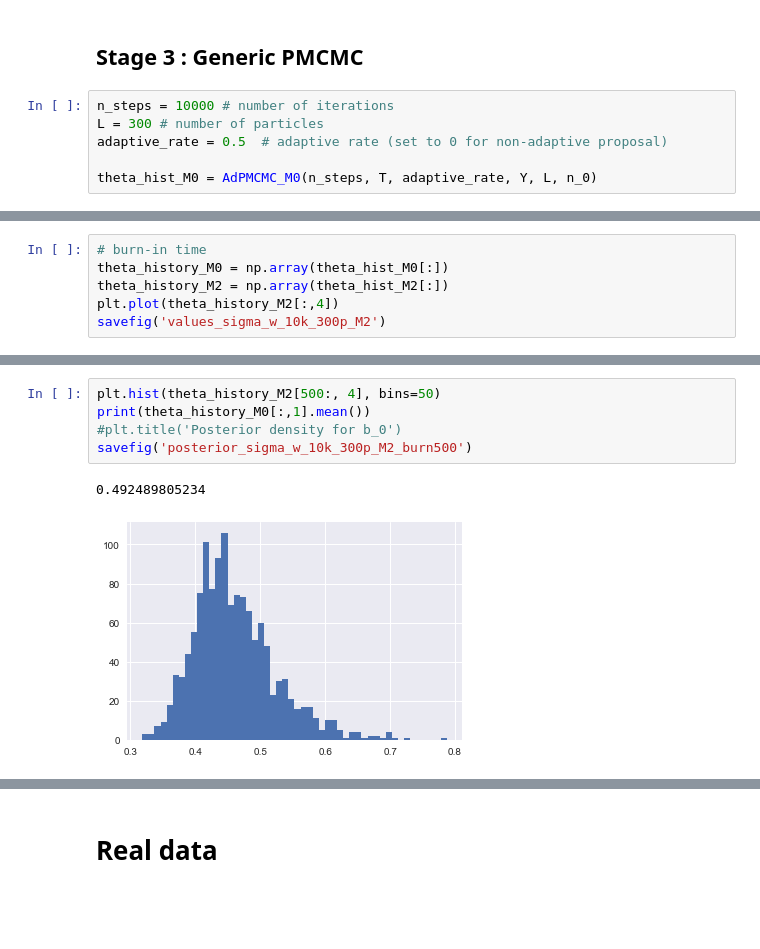
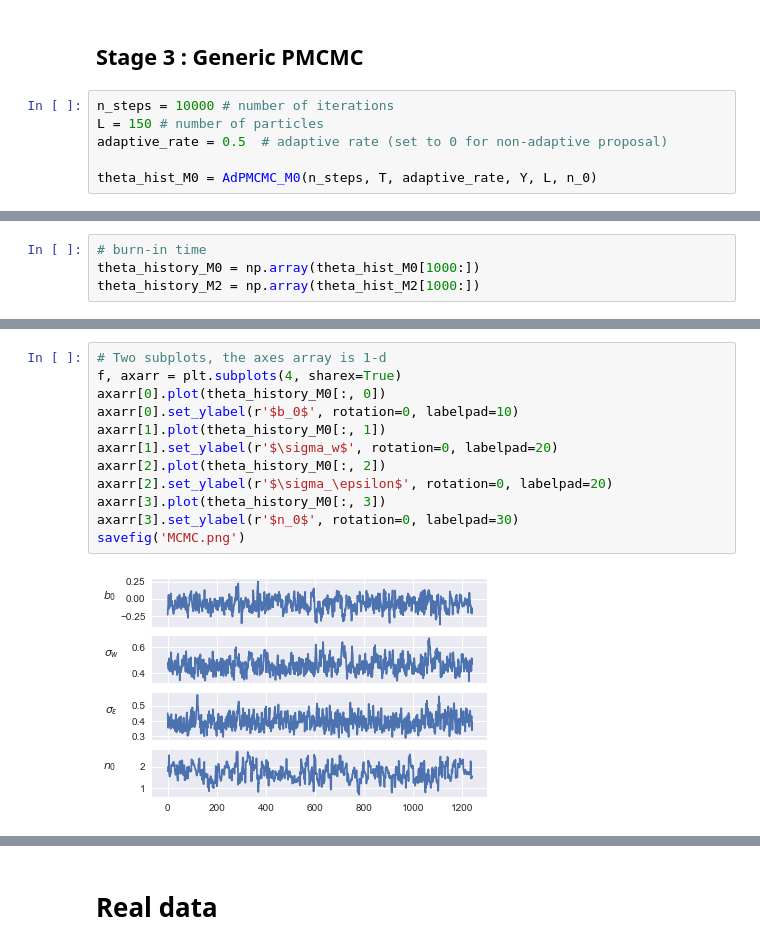
Before and after one commit to NicolasSchreuder/AdPMCMC_project, a Jupyter notebook: scripts/main.ipynb, the cells around one changed output, grey strips where cells are left out. Drawn from its saved outputs; the diff is of its cells as text; blank space fills up the shorter version.

```diff
--- a/scripts/main.ipynb
+++ b/scripts/main.ipynb
@@ -161,7 +104,7 @@ print(log_marginal_likelihood)
 ## Stage 3 : Generic PMCMC
 # %%
 n_steps = 10000 # number of iterations
-L = 300 # number of particles
+L = 150 # number of particles
 adaptive_rate = 0.5  # adaptive rate (set to 0 for non-adaptive proposal)
 
 theta_hist_M0 = AdPMCMC_M0(n_steps, T, adaptive_rate, Y, L, n_0)
@@ -198,6 +117,4 @@ Number of inf log-likelihood : 379 ; Number of accepted samples : 1152
 # %%
 # burn-in time
-theta_history_M0 = np.array(theta_hist_M0[:])
-theta_history_M2 = np.array(theta_hist_M2[:])
-plt.plot(theta_history_M2[:,4])
-savefig('values_sigma_w_10k_300p_M2')
+theta_history_M0 = np.array(theta_hist_M0[1000:])
+theta_history_M2 = np.array(theta_hist_M2[1000:])
@@ -206,8 +121,14 @@ savefig('values_sigma_w_10k_300p_M2')
-# %%
-plt.hist(theta_history_M2[500:, 4], bins=50)
-print(theta_history_M0[:,1].mean())
-#plt.title('Posterior density for b_0')
-savefig('posterior_sigma_w_10k_300p_M2_burn500')
-# %% [output]
-0.492489805234
-[figure, removed]
+# %%
+# Two subplots, the axes array is 1-d
+f, axarr = plt.subplots(4, sharex=True)
+axarr[0].plot(theta_history_M0[:, 0])
+axarr[0].set_ylabel(r'$b_0$', rotation=0, labelpad=10)
+axarr[1].plot(theta_history_M0[:, 1])
+axarr[1].set_ylabel(r'$\sigma_w$', rotation=0, labelpad=20)
+axarr[2].plot(theta_history_M0[:, 2])
+axarr[2].set_ylabel(r'$\sigma_\epsilon$', rotation=0, labelpad=20)
+axarr[3].plot(theta_history_M0[:, 3])
+axarr[3].set_ylabel(r'$n_0$', rotation=0, labelpad=30)
+savefig('MCMC.png')
+# %% [output]
+[figure, added]
```
Also changed, not shown: parts of 13 cells of this notebook, 6 other files.
